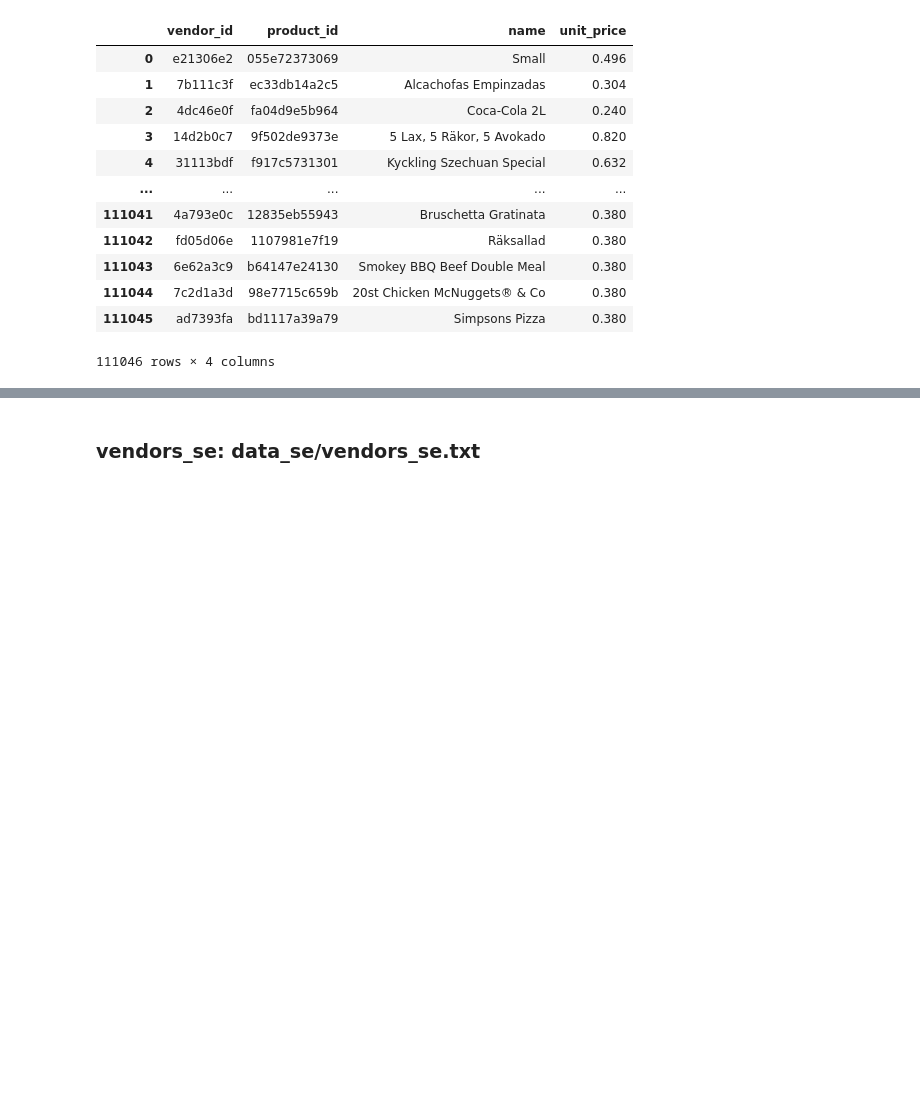
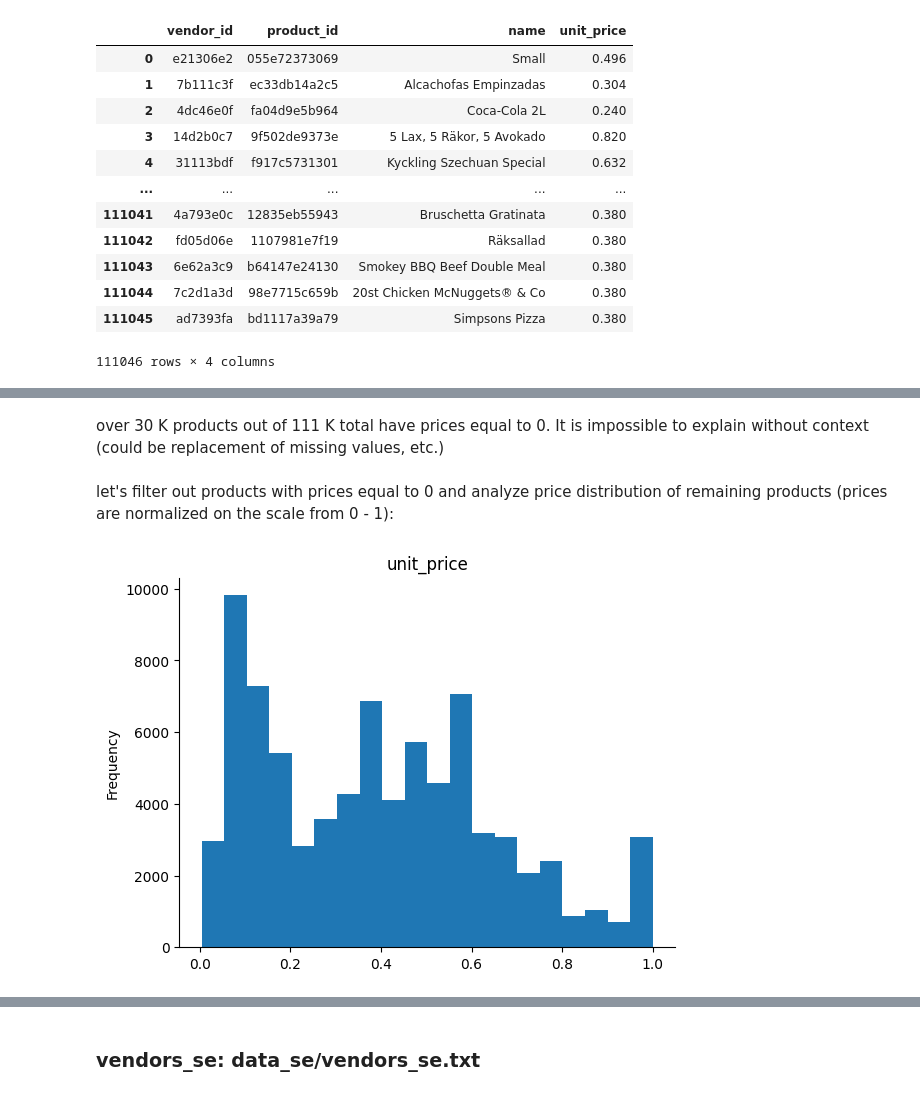
Before and after one commit to aguille-vert/delivery-hero-dataset, a Jupyter notebook: notebooks/00_delivery_hero_eda.ipynb, the cells around one changed output, grey strips where cells are left out. Saved outputs shown, nothing was run; the diff lists cells and outputs as text; code cells hidden in the pictures; blank space fills up the shorter version.

```diff
--- a/notebooks/00_delivery_hero_eda.ipynb
+++ b/notebooks/00_delivery_hero_eda.ipynb
@@ -88,0 +135,10 @@ prods_se
+# %% [markdown]
+over 30 K products out of 111 K total have prices equal to 0. It is impossible to explain without context (could be replacement of missing values, etc.)
+# %% [markdown]
+let's filter out products with prices equal to 0 and analyze price distribution of remaining products (prices are normalized on the scale from 0 - 1):
+# %%
+from matplotlib import pyplot as plt
+prods_se.query("unit_price!=0")['unit_price'].plot(kind='hist', bins=20, title='unit_price')
+plt.gca().spines[['top', 'right',]].set_visible(False)
+# %% [output]
+[figure, added]
```
Also changed, not shown: parts of 46 cells of this notebook.
